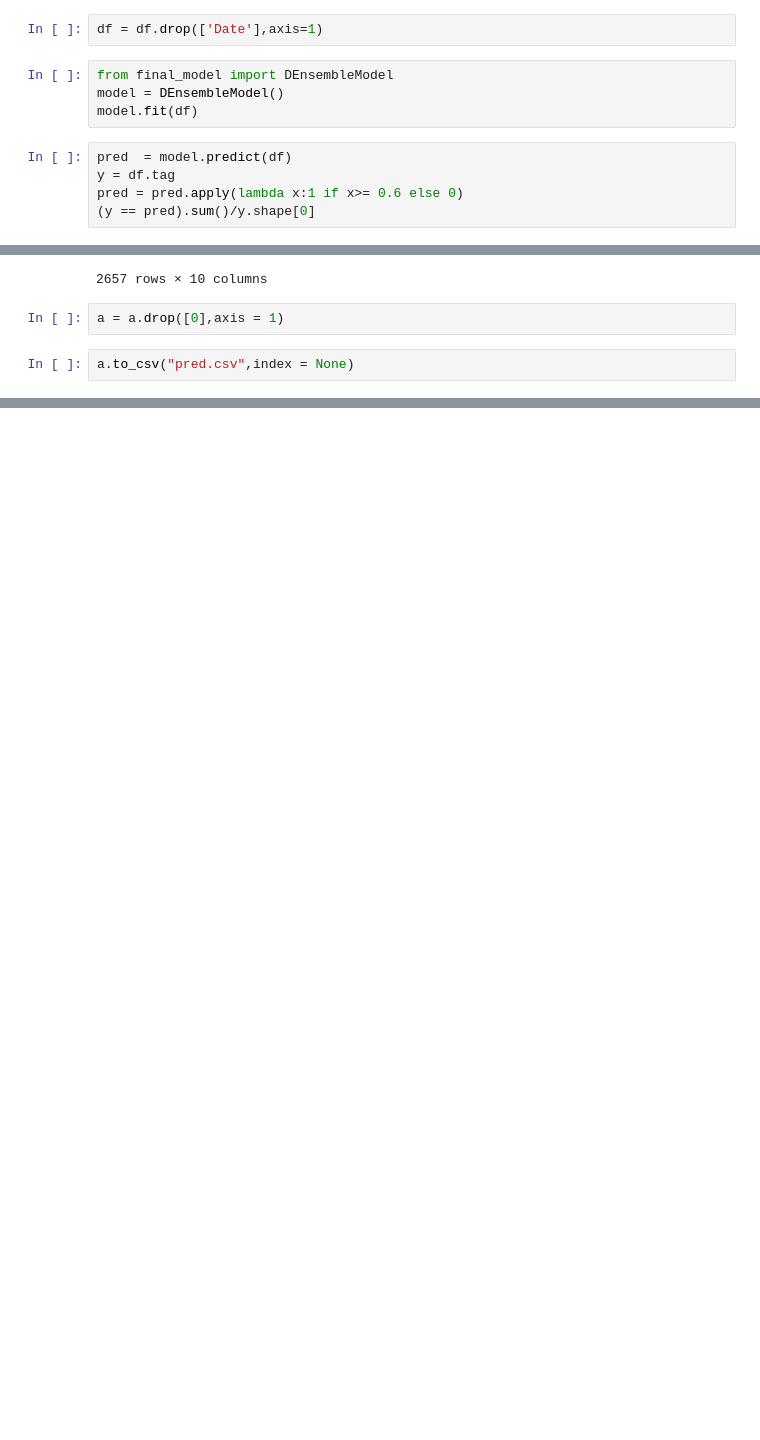
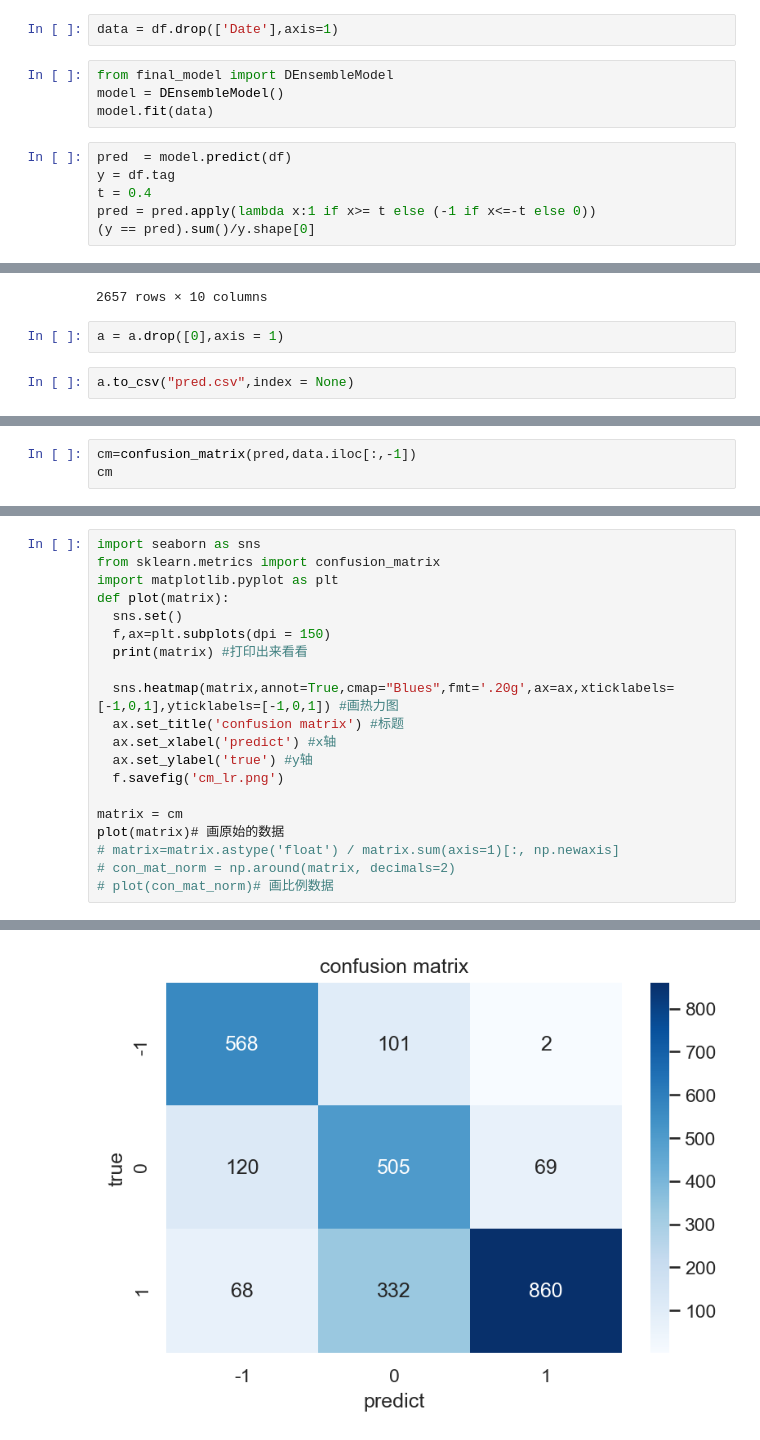
Before and after one commit to Sakura-Fire-Capital/DoubleEnsembleML, a Jupyter notebook: src/try.ipynb, the cells around one changed output, grey strips where cells are left out. Cells and saved outputs as stored; diff of their text form; blank space fills up the shorter version.

```diff
--- a/src/try.ipynb
+++ b/src/try.ipynb
@@ -19,12 +17,13 @@ df1['tag'] = list(map(lambda x: 1 if x>=1 else 0,df.Close.shift(1)-df.Close))
 # %%
-df = df.drop(['Date'],axis=1)
+data = df.drop(['Date'],axis=1)
 # %%
 from final_model import DEnsembleModel
 model = DEnsembleModel()
-model.fit(df)
+model.fit(data)
 # %%
 pred  = model.predict(df)
 y = df.tag
-pred = pred.apply(lambda x:1 if x>= 0.6 else 0)
+t = 0.4
+pred = pred.apply(lambda x:1 if x>= t else (-1 if x<=-t else 0))
 (y == pred).sum()/y.shape[0]
 # %% [output]
@@ -62,0 +61,3 @@ a.to_csv("pred.csv",index = None)
+# %%
+cm=confusion_matrix(pred,data.iloc[:,-1])
+cm
@@ -62,0 +68,21 @@ a.to_csv("pred.csv",index = None)
+# %%
+import seaborn as sns
+from sklearn.metrics import confusion_matrix
+import matplotlib.pyplot as plt
+def plot(matrix):
+  sns.set()
+  f,ax=plt.subplots(dpi = 150)
+  print(matrix) #打印出来看看
+
+  sns.heatmap(matrix,annot=True,cmap="Blues",fmt='.20g',ax=ax,xticklabels=[-1,0,1],yticklabels=[-1,0,1]) #画热力图
+  ax.set_title('confusion matrix') #标题
+  ax.set_xlabel('predict') #x轴
+  ax.set_ylabel('true') #y轴
+  f.savefig('cm_lr.png')
+
+matrix = cm
+plot(matrix)# 画原始的数据
+# matrix=matrix.astype('float') / matrix.sum(axis=1)[:, np.newaxis]
+# con_mat_norm = np.around(matrix, decimals=2)
+# plot(con_mat_norm)# 画比例数据
+# %% [output]
@@ -62,0 +92 @@ a.to_csv("pred.csv",index = None)
+[figure, added]
```
Also changed, not shown: parts of 19 cells of this notebook, 6 other files.
